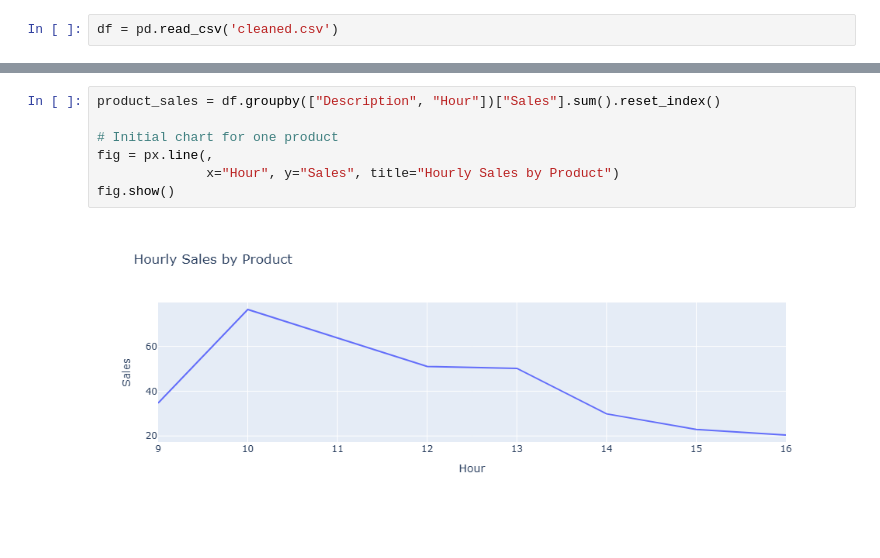
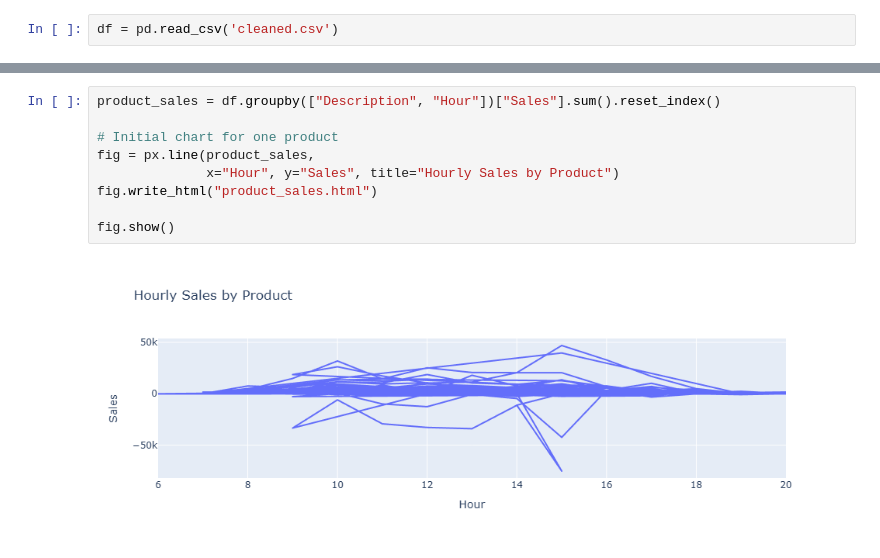
Before and after one commit to abidali2005/Nexus-Ai-Digital, a Jupyter notebook: Task 02/task_02.ipynb, the cells around one changed output, grey strips where cells are left out. Saved outputs shown, nothing was run; the diff lists cells and outputs as text.

```diff
--- a/Task 02/task_02.ipynb
+++ b/Task 02/task_02.ipynb
@@ -67,12 +76,14 @@ px.bar(top_10_stocks , x='StockCode' , y='Sales' , title='Top 10 Stocks' , color
 # %%
 product_sales = df.groupby(["Description", "Hour"])["Sales"].sum().reset_index()
 
 # Initial chart for one product
-fig = px.line(,
+fig = px.line(product_sales,
               x="Hour", y="Sales", title="Hourly Sales by Product")
+fig.write_html("product_sales.html")
+
 fig.show()
 # %% [output]
-[figure, old version]
+[figure, new version]
 # %%
 
 # Group sales by country
```
Also changed, not shown: parts of 11 cells of this notebook, 10 other files.
